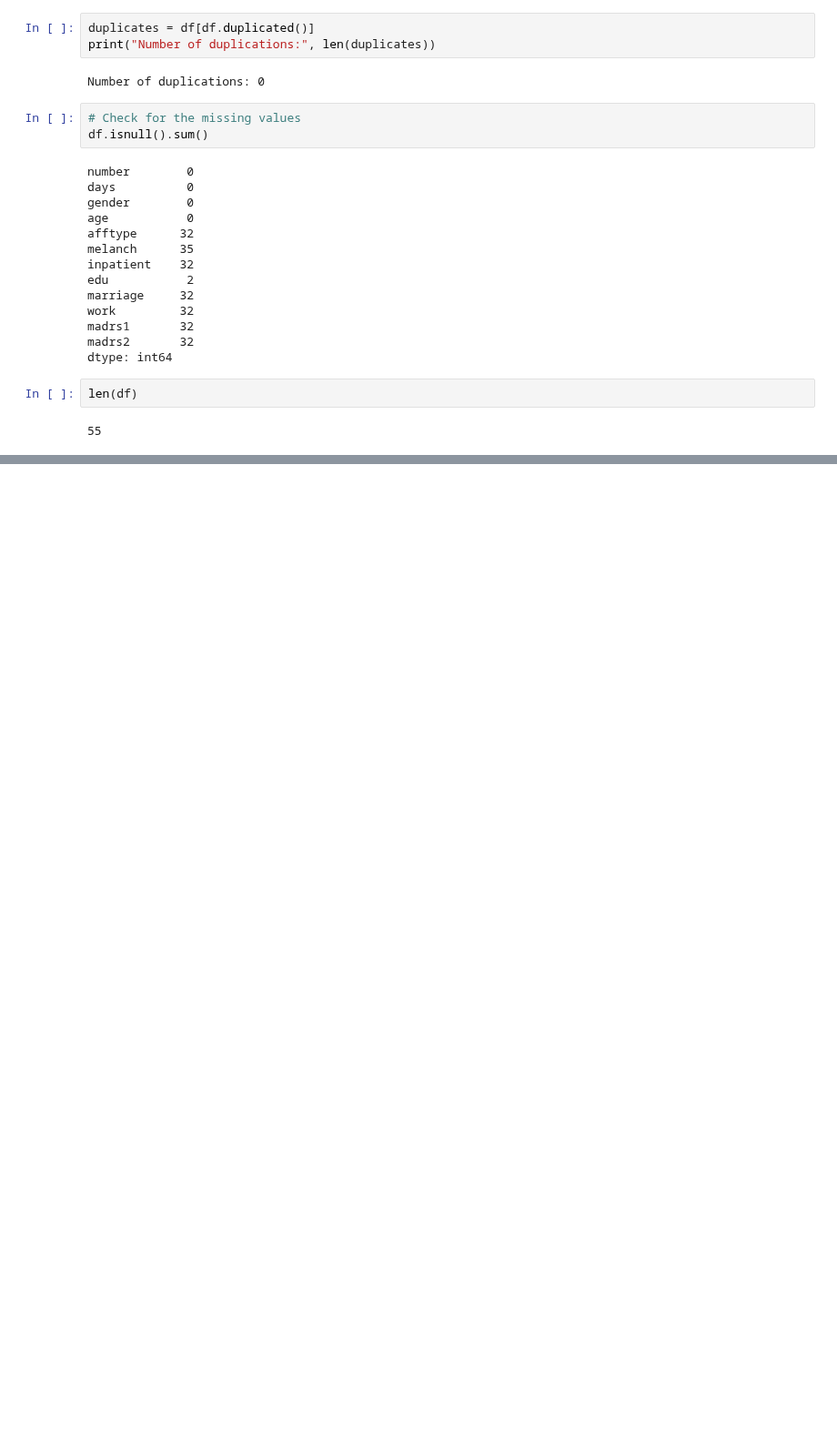
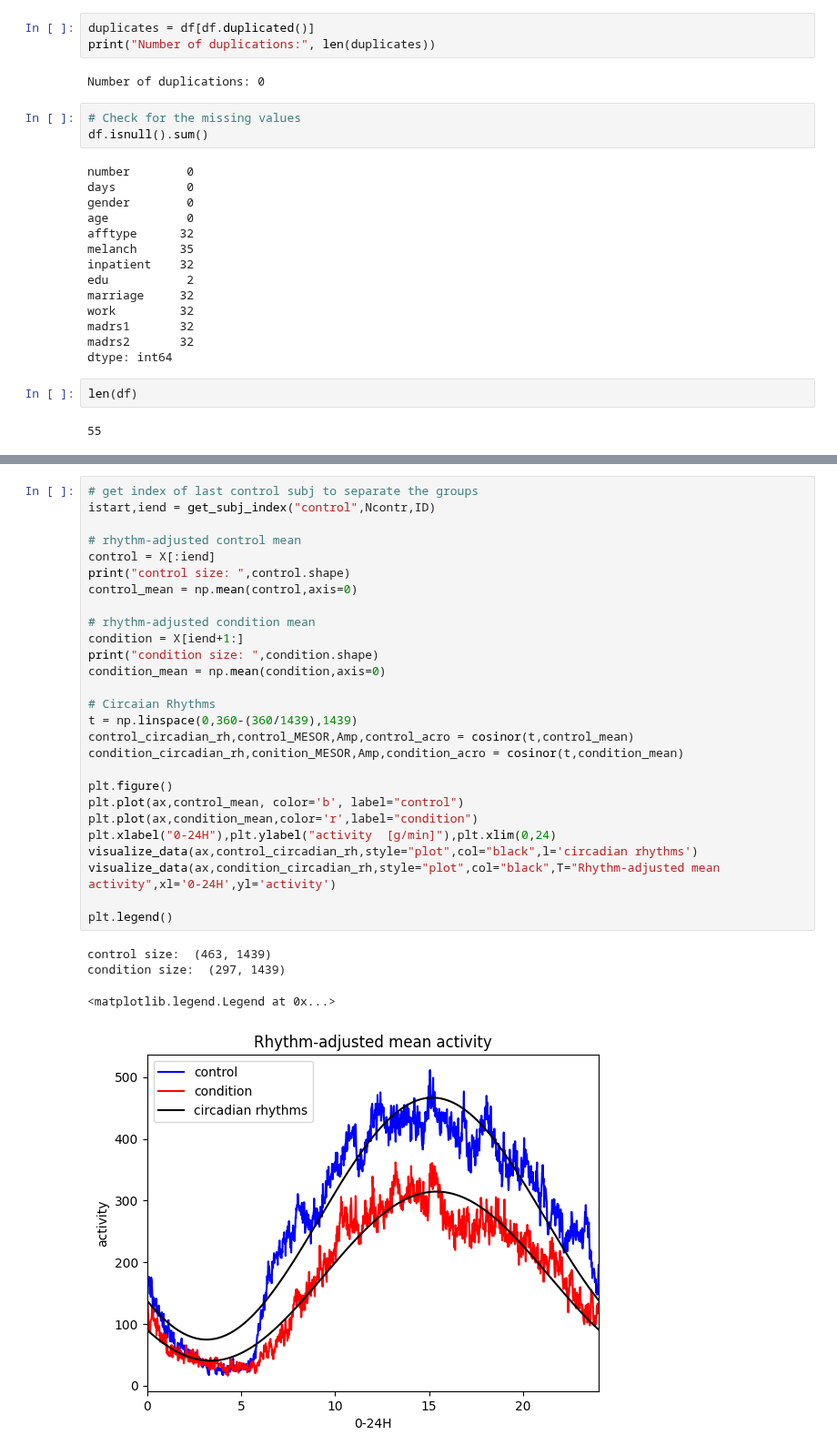
Before and after one commit to herman72/DH_course, a Jupyter notebook: EDA.ipynb, the cells around one changed output, grey strips where cells are left out. Shown at 91% size. Saved outputs shown, nothing was run; the diff lists cells and outputs as text; blank space fills up the shorter version.

```diff
--- a/EDA.ipynb
+++ b/EDA.ipynb
@@ -83,0 +204,32 @@ len(df)
+# %%
+# get index of last control subj to separate the groups
+istart,iend = get_subj_index("control",Ncontr,ID)
+
+# rhythm-adjusted control mean
+control = X[:iend]
+print("control size: ",control.shape)
+control_mean = np.mean(control,axis=0)
+
+# rhythm-adjusted condition mean
+condition = X[iend+1:]
+print("condition size: ",condition.shape)
+condition_mean = np.mean(condition,axis=0)
+
+# Circaian Rhythms
+t = np.linspace(0,360-(360/1439),1439)
+control_circadian_rh,control_MESOR,Amp,control_acro = cosinor(t,control_mean)
+condition_circadian_rh,conition_MESOR,Amp,condition_acro = cosinor(t,condition_mean)
+
+plt.figure()
+plt.plot(ax,control_mean, color='b', label="control")
+plt.plot(ax,condition_mean,color='r',label="condition")
+plt.xlabel("0-24H"),plt.ylabel("activity  [g/min]"),plt.xlim(0,24)
+visualize_data(ax,control_circadian_rh,style="plot",col="black",l='circadian rhythms')
+visualize_data(ax,condition_circadian_rh,style="plot",col="black",T="Rhythm-adjusted mean activity",xl='0-24H',yl='activity')
+
+plt.legend()
+# %% [output]
+control size:  (463, 1439)
+condition size:  (297, 1439)
+<matplotlib.legend.Legend at 0x...>
+[figure, added]
```
Also changed, not shown: parts of 6 cells of this notebook, 1 other file.
